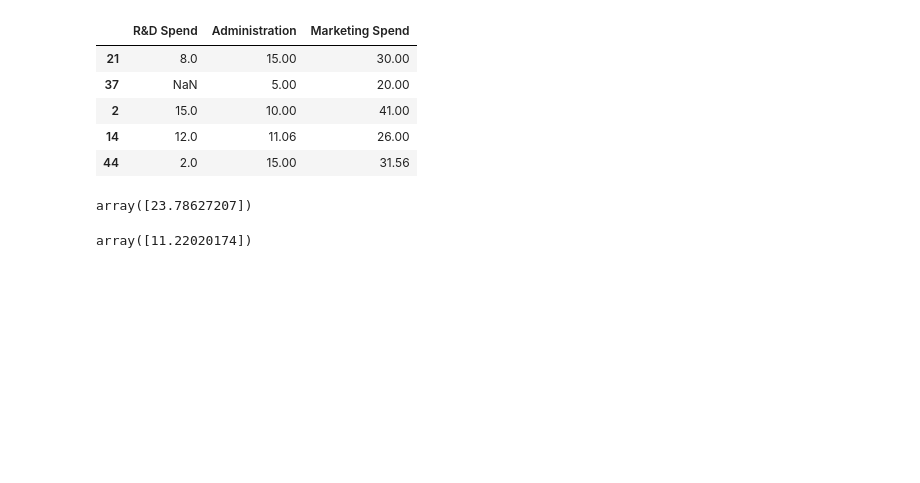
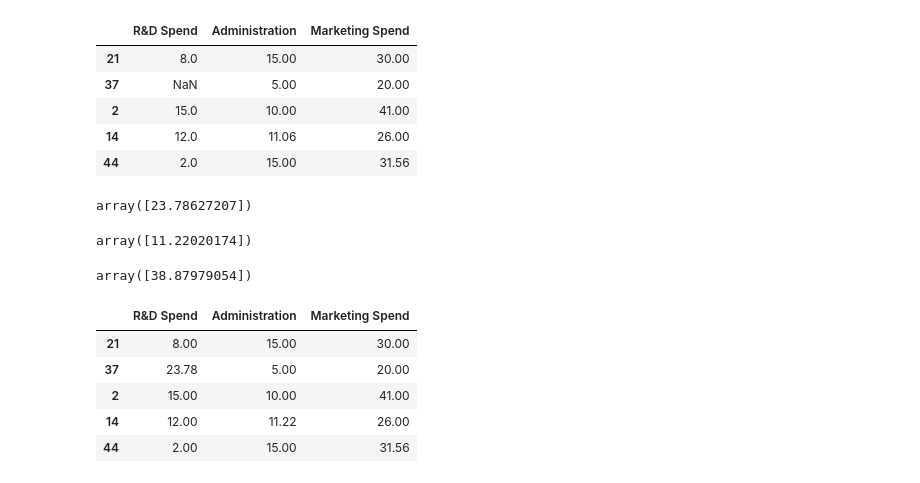
Before and after one commit to tmsachins/ML_data_imput_Mice, a Jupyter notebook: main_mice.ipynb, the cells around one changed output. Cells and saved outputs as stored; diff of their text form; code cells hidden in the pictures; blank space fills up the shorter version.

```diff
--- a/main_mice.ipynb
+++ b/main_mice.ipynb
@@ -265,3 +265,25 @@ lr.predict(df2.iloc[3,[0,2]].values.reshape(1,2))
 array([11.22020174])
 # %%
 df2.iloc[3,1] = 11.22
+# %%
+df2.iloc[4,-1] = np.NaN
+
+X = df2.iloc[0:4,0:2]
+y = df2.iloc[0:4,-1]
+
+lr = LinearRegression()
+lr.fit(X,y)
+lr.predict(df2.iloc[4,0:2].values.reshape(1,2))
+# %% [output]
+array([38.87979054])
+# %%
+df2.iloc[4,-1] = 31.56
+# %%
+df2
+# %% [output]
+|  | R&D Spend | Administration | Marketing Spend |
+| 21 | 8.00 | 15.00 | 30.00 |
+| 37 | 23.78 | 5.00 | 20.00 |
+| 2 | 15.00 | 10.00 | 41.00 |
+| 14 | 12.00 | 11.22 | 26.00 |
+| 44 | 2.00 | 15.00 | 31.56 |
```
Also changed, not shown: parts of 1 cell of this notebook.
